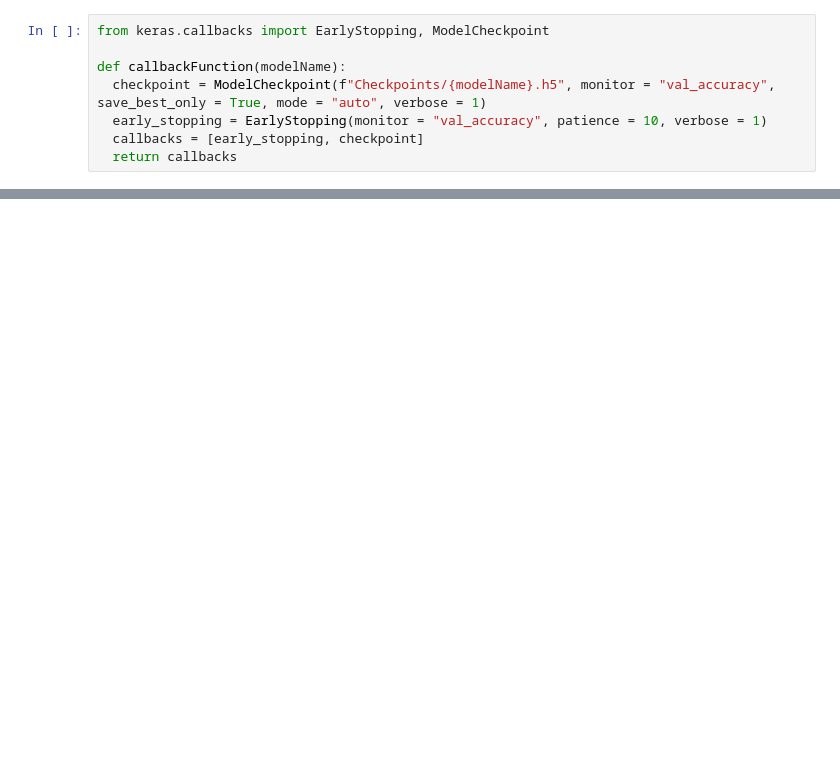
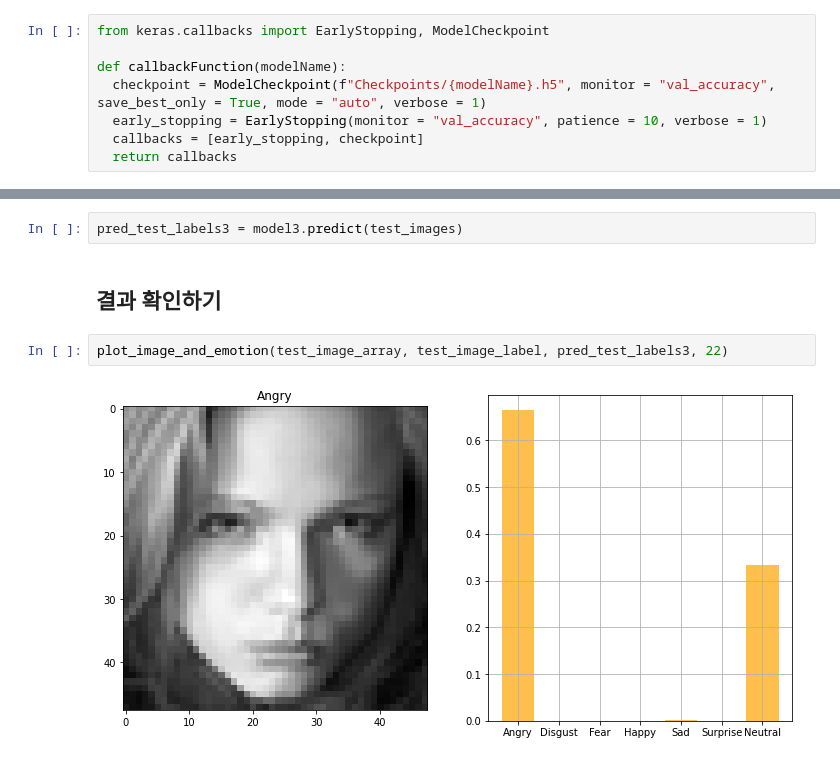
Before and after one commit to minimini-1/Facial-Expression-Recognition, a Jupyter notebook: dataprocessing/make_tfrecord.ipynb, the cells around one changed output, grey strips where cells are left out. Cells and saved outputs as stored; diff of their text form; blank space fills up the shorter version.

```diff
--- a/dataprocessing/make_tfrecord.ipynb
+++ b/dataprocessing/make_tfrecord.ipynb
@@ -182,0 +243,8 @@ Detected at node 'sequential/conv2d/Conv2D' defined at (most recent call last):
+# %%
+pred_test_labels3 = model3.predict(test_images)
+# %% [markdown]
+## 결과 확인하기
+# %%
+plot_image_and_emotion(test_image_array, test_image_label, pred_test_labels3, 22)
+# %% [output]
+[figure, added]
```
Also changed, not shown: parts of 10 cells of this notebook.
